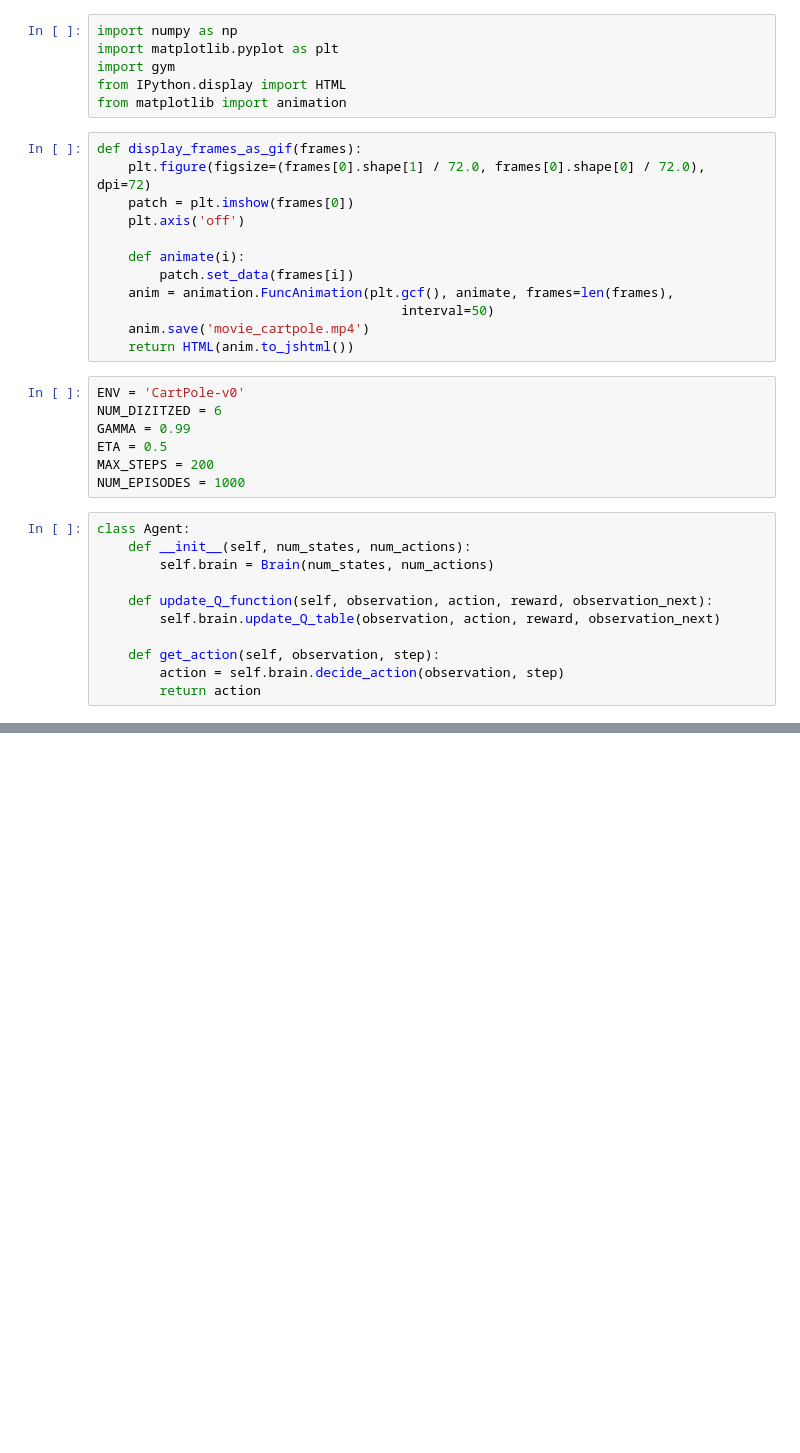
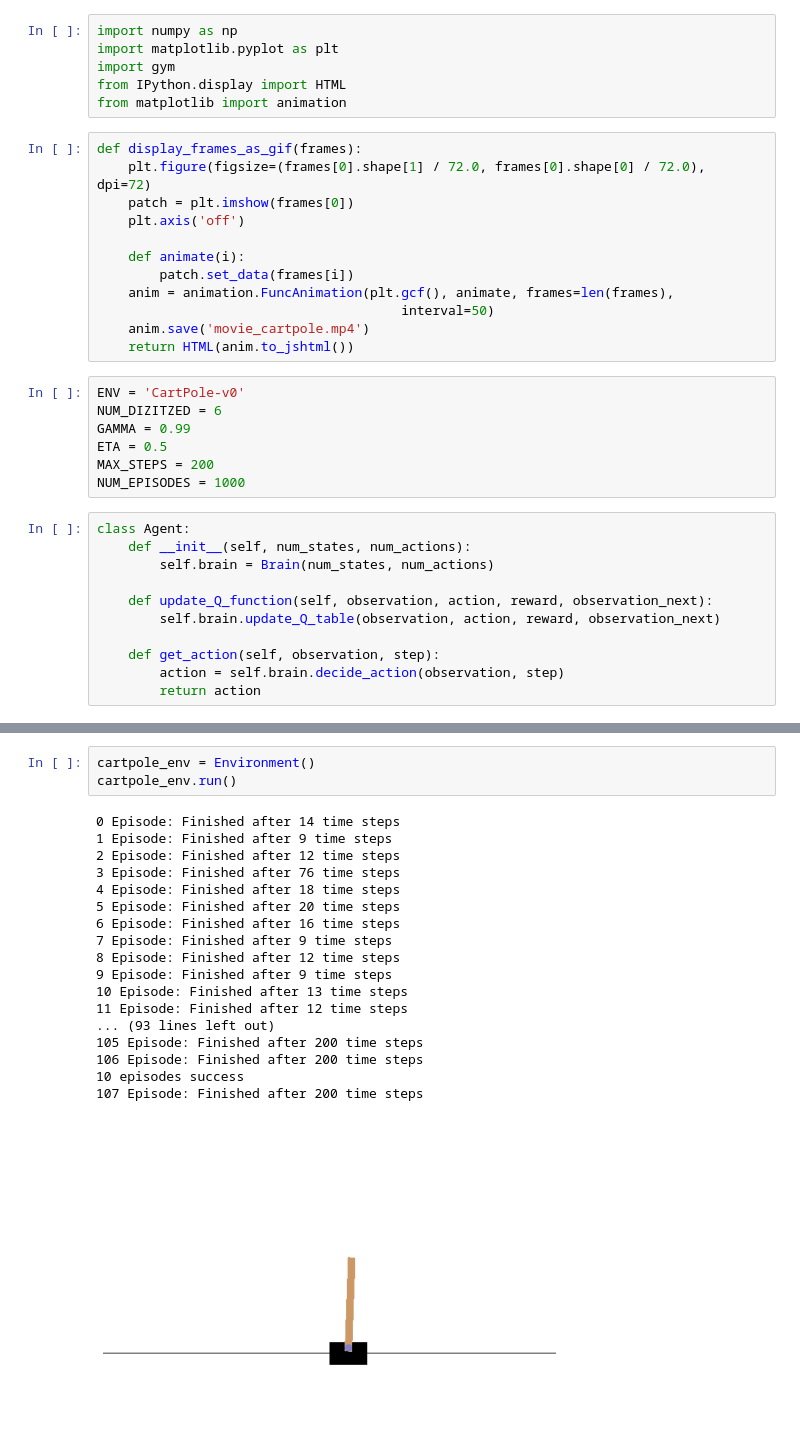
Before and after one commit to e8035669/learn-dqn, a Jupyter notebook: 03-cartpole.ipynb, the cells around one changed output, grey strips where cells are left out. Drawn from its saved outputs; the diff is of its cells as text; blank space fills up the shorter version.

```diff
--- a/03-cartpole.ipynb
+++ b/03-cartpole.ipynb
@@ -130,0 +181,22 @@ class Brain:
+# %%
+cartpole_env = Environment()
+cartpole_env.run()
+# %% [output]
+0 Episode: Finished after 14 time steps
+1 Episode: Finished after 9 time steps
+2 Episode: Finished after 12 time steps
+3 Episode: Finished after 76 time steps
+4 Episode: Finished after 18 time steps
+5 Episode: Finished after 20 time steps
+6 Episode: Finished after 16 time steps
+7 Episode: Finished after 9 time steps
+8 Episode: Finished after 12 time steps
+9 Episode: Finished after 9 time steps
+10 Episode: Finished after 13 time steps
+11 Episode: Finished after 12 time steps
+... (93 lines left out)
+105 Episode: Finished after 200 time steps
+106 Episode: Finished after 200 time steps
+10 episodes success
+107 Episode: Finished after 200 time steps
+[figure, added]
```
Also changed, not shown: parts of 2 cells of this notebook.
